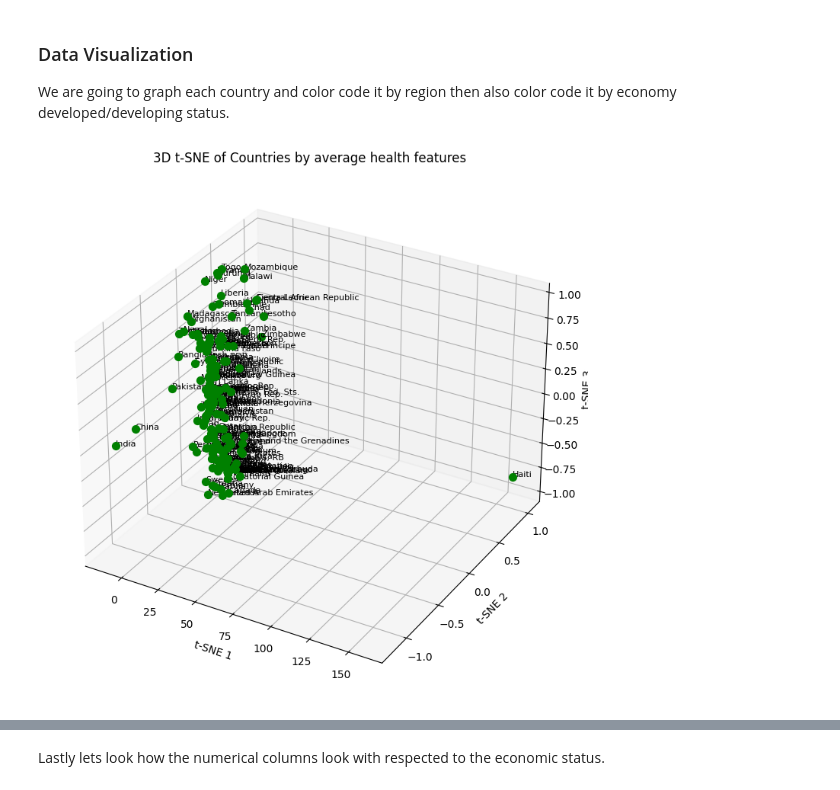
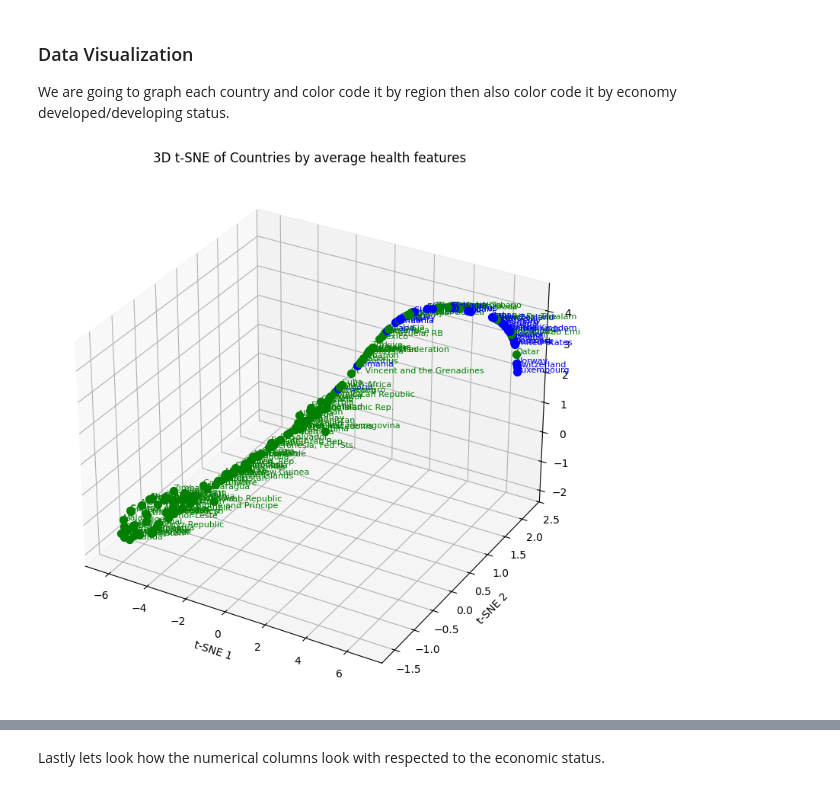
Before and after one commit to GaelGil/notebooks, a Jupyter notebook: who_life_expectancy/who_life_expectancy.ipynb, the cells around one changed output, grey strips where cells are left out. Saved outputs shown, nothing was run; the diff lists cells and outputs as text; code cells hidden in the pictures.

```diff
--- a/who_life_expectancy/who_life_expectancy.ipynb
+++ b/who_life_expectancy/who_life_expectancy.ipynb
@@ -158,19 +155,23 @@ X_tsne = tsne.fit_transform(X)
+# %%
+tsne = TSNE(n_components=3, random_state=42, perplexity=5)
+X_tsne = tsne.fit_transform(X)
 # %%
 fig = plt.figure(figsize=(12, 9))
 ax = fig.add_subplot(111, projection='3d')
+cmap = {1: 'blue', 0: 'green'}
 
 for i in range(n_samples):
     x, y, z = X_tsne[i]
     country = countries.iloc[i]
+    color = cmap[int(X.economy_status_developed.iloc[i])]
     ax.scatter(x, y, z, c=color, s=50)
-    ax.text(x, y, z, country, fontsize=8)
-
+    ax.text(x, y, z, country, fontsize=8, color=color)
 
 ax.set_xlabel("t-SNE 1")
 ax.set_ylabel("t-SNE 2")
 ax.set_zlabel("t-SNE 3")
 ax.set_title("3D t-SNE of Countries by average health features")
 plt.show()
 plt.show()
 # %% [output]
-[figure, old version]
+[figure, new version]
```
Also changed, not shown: parts of 4 cells of this notebook.
